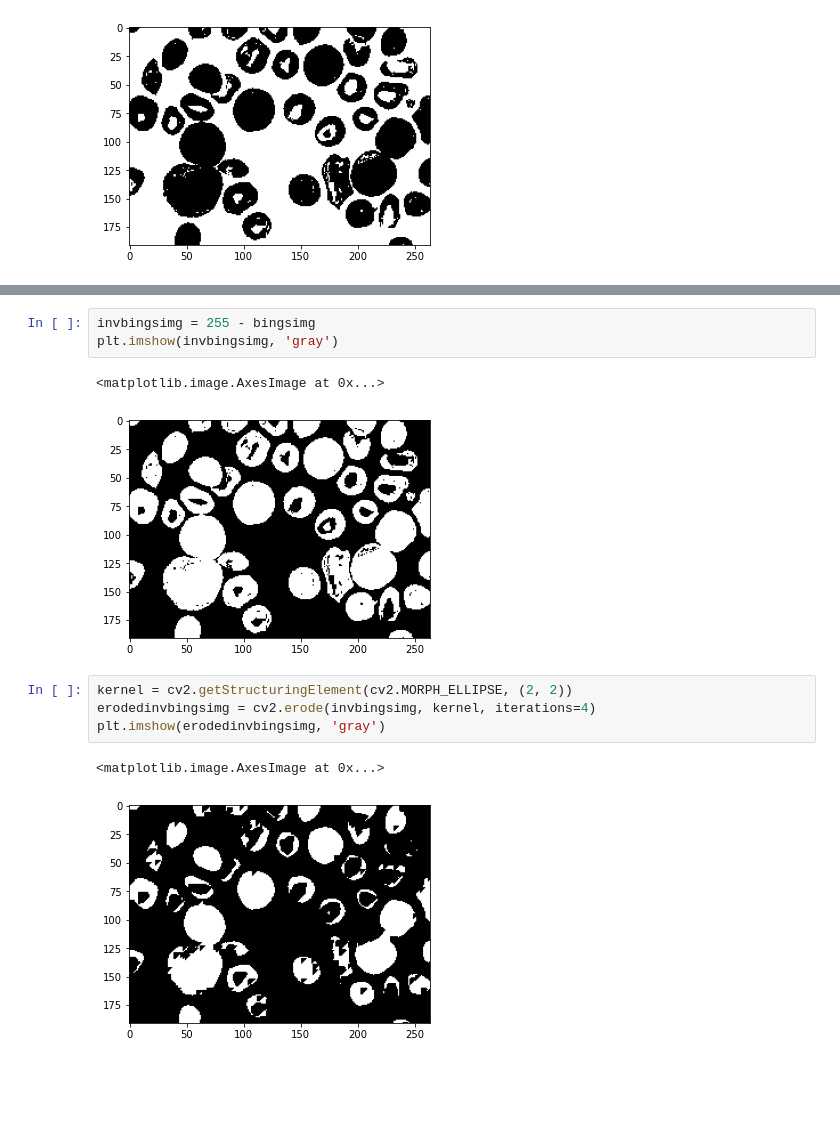
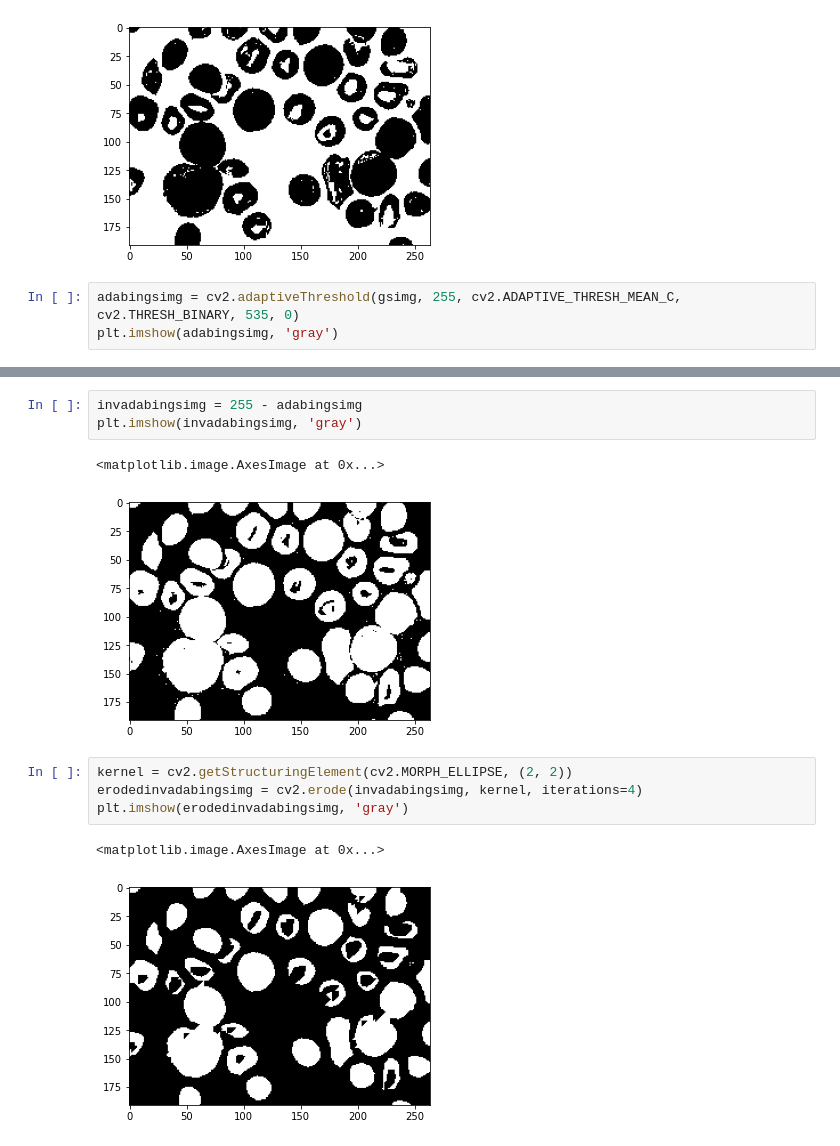
Before and after one commit to FmasterofU/soft-comp_challenges, a Jupyter notebook: 1_image_processing/test.ipynb, the cells around one changed output, grey strips where cells are left out. Cells and saved outputs as stored; diff of their text form; blank space fills up the shorter version.

Commit message:
image processing - adaptive binarization and much bodging

```diff
--- a/1_image_processing/test.ipynb
+++ b/1_image_processing/test.ipynb
@@ -95,3 +101,6 @@ plt.imshow(bingsimg, 'gray')
 # %% [output]
 <matplotlib.image.AxesImage at 0x...>
 [figure]
+# %%
+adabingsimg = cv2.adaptiveThreshold(gsimg, 255, cv2.ADAPTIVE_THRESH_MEAN_C, cv2.THRESH_BINARY, 535, 0)
+plt.imshow(adabingsimg, 'gray')
@@ -98,15 +110,15 @@ plt.imshow(bingsimg, 'gray')
 # %%
-invbingsimg = 255 - bingsimg
-plt.imshow(invbingsimg, 'gray')
+invadabingsimg = 255 - adabingsimg
+plt.imshow(invadabingsimg, 'gray')
 # %% [output]
 <matplotlib.image.AxesImage at 0x...>
-[figure, old version]
+[figure, new version]
 # %%
 kernel = cv2.getStructuringElement(cv2.MORPH_ELLIPSE, (2, 2))
-erodedinvbingsimg = cv2.erode(invbingsimg, kernel, iterations=4)
-plt.imshow(erodedinvbingsimg, 'gray')
+erodedinvadabingsimg = cv2.erode(invadabingsimg, kernel, iterations=4)
+plt.imshow(erodedinvadabingsimg, 'gray')
 # %% [output]
 <matplotlib.image.AxesImage at 0x...>
-[figure, old version]
+[figure, new version]
 # %%
 kernel = cv2.getStructuringElement(cv2.MORPH_RECT, (3, 3))
```
Also changed, not shown: parts of 8 cells of this notebook, 1 other file.
